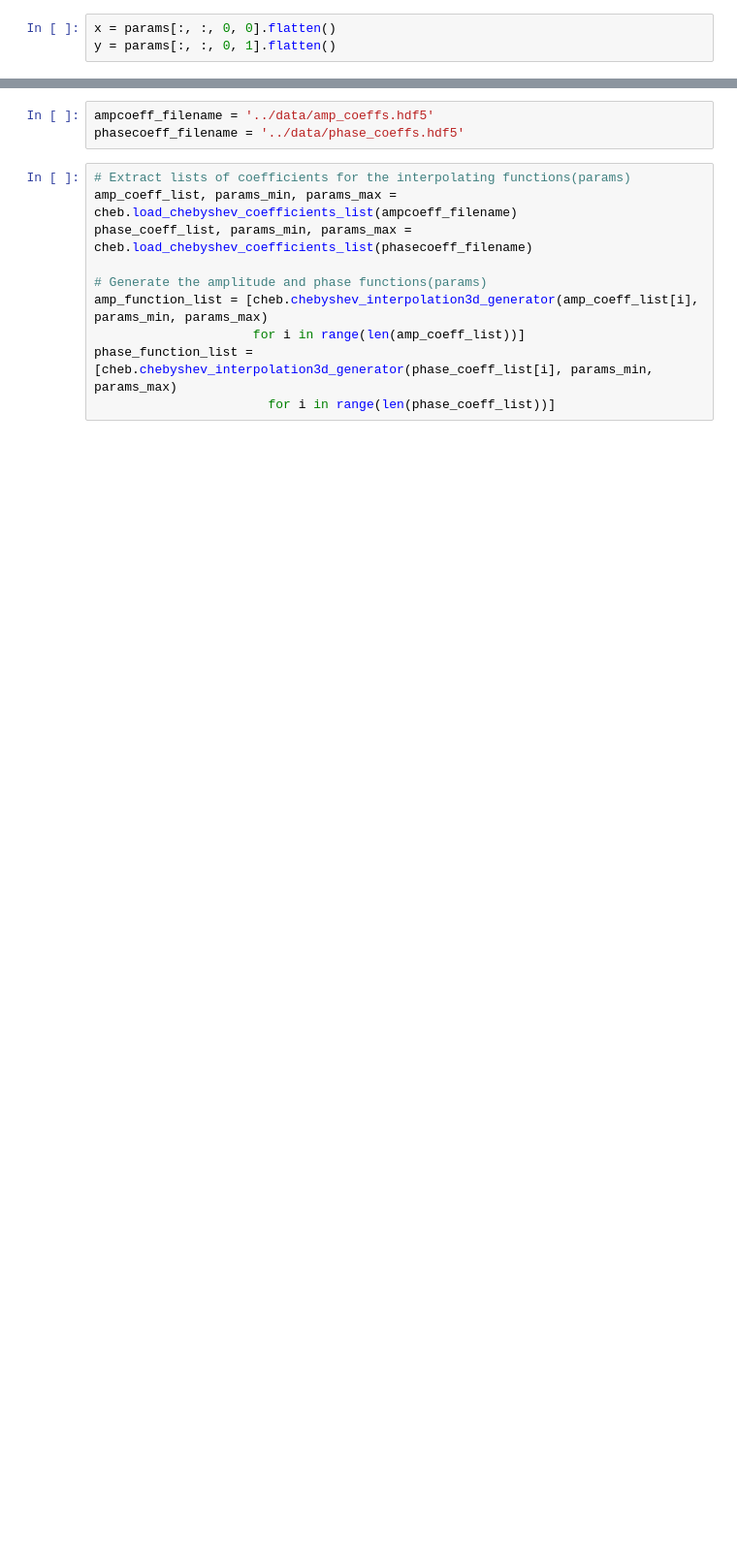
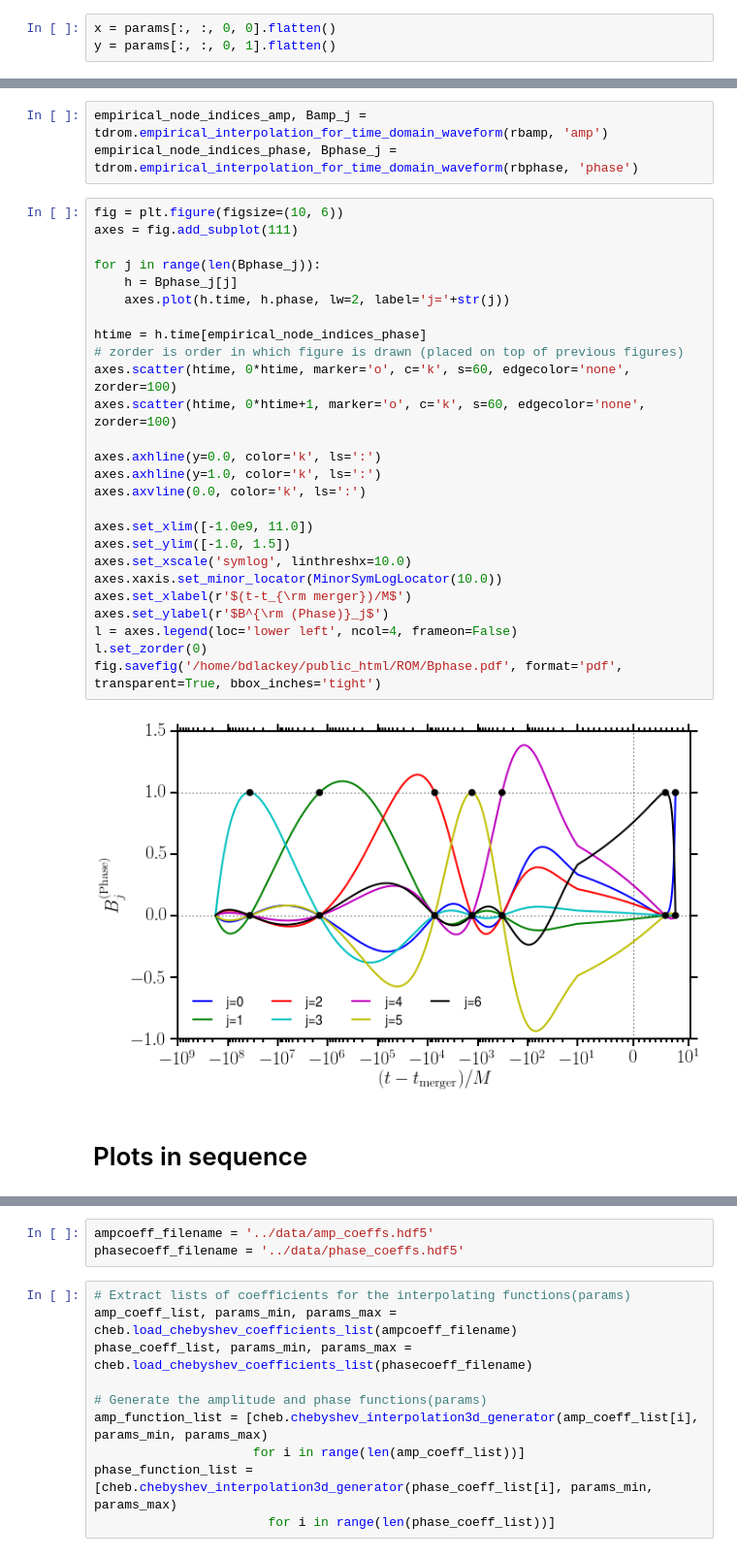
Before and after one commit to benjaminlackey/cbcrom, a Jupyter notebook: notebooks/PaperPlots.ipynb, the cells around one changed output, grey strips where cells are left out. Shown at 97% size. Drawn from its saved outputs; the diff is of its cells as text; blank space fills up the shorter version.

```diff
--- a/notebooks/PaperPlots.ipynb
+++ b/notebooks/PaperPlots.ipynb
@@ -68,0 +181,33 @@ fig.savefig('/home/bdlackey/public_html/ROM/paramspace.pdf',
+# %%
+empirical_node_indices_amp, Bamp_j = tdrom.empirical_interpolation_for_time_domain_waveform(rbamp, 'amp')
+empirical_node_indices_phase, Bphase_j = tdrom.empirical_interpolation_for_time_domain_waveform(rbphase, 'phase')
+# %%
+fig = plt.figure(figsize=(10, 6))
+axes = fig.add_subplot(111)
+
+for j in range(len(Bphase_j)):
+    h = Bphase_j[j]
+    axes.plot(h.time, h.phase, lw=2, label='j='+str(j))
+
+htime = h.time[empirical_node_indices_phase]
+# zorder is order in which figure is drawn (placed on top of previous figures)
+axes.scatter(htime, 0*htime, marker='o', c='k', s=60, edgecolor='none', zorder=100)
+axes.scatter(htime, 0*htime+1, marker='o', c='k', s=60, edgecolor='none', zorder=100)
+
+axes.axhline(y=0.0, color='k', ls=':')
+axes.axhline(y=1.0, color='k', ls=':')
+axes.axvline(0.0, color='k', ls=':')
+
+axes.set_xlim([-1.0e9, 11.0])
+axes.set_ylim([-1.0, 1.5])
+axes.set_xscale('symlog', linthreshx=10.0)
+axes.xaxis.set_minor_locator(MinorSymLogLocator(10.0))
+axes.set_xlabel(r'$(t-t_{\rm merger})/M$')
+axes.set_ylabel(r'$B^{\rm (Phase)}_j$')
+l = axes.legend(loc='lower left', ncol=4, frameon=False)
+l.set_zorder(0)
+fig.savefig('/home/bdlackey/public_html/ROM/Bphase.pdf', format='pdf', transparent=True, bbox_inches='tight')
+# %% [output]
+[figure, added]
+# %% [markdown]
+# Plots in sequence
```
Also changed, not shown: parts of 17 cells of this notebook, 5 other files.
